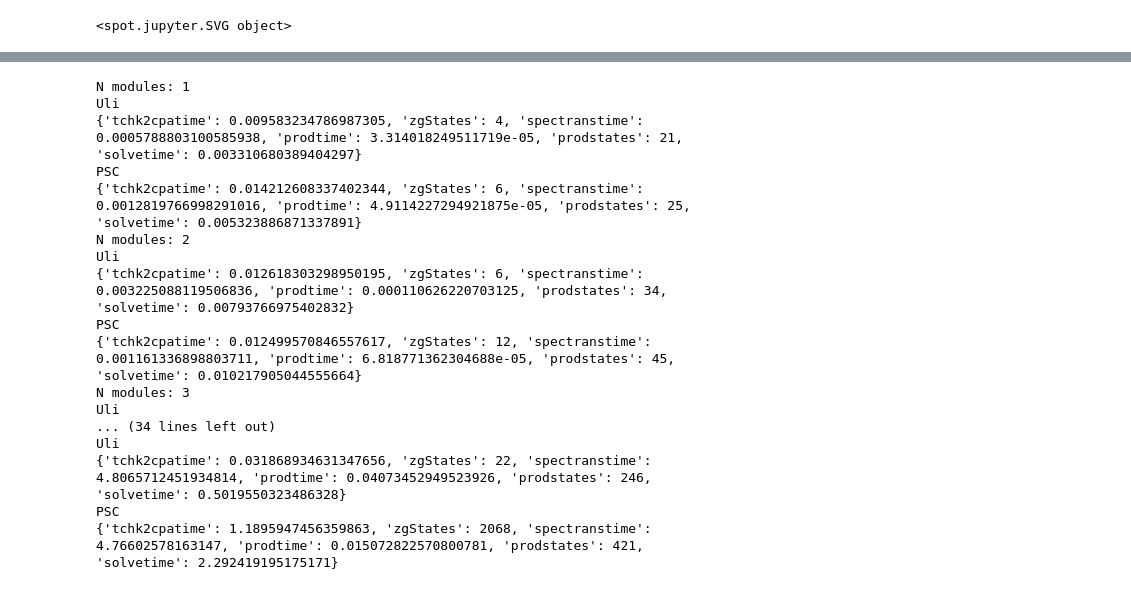
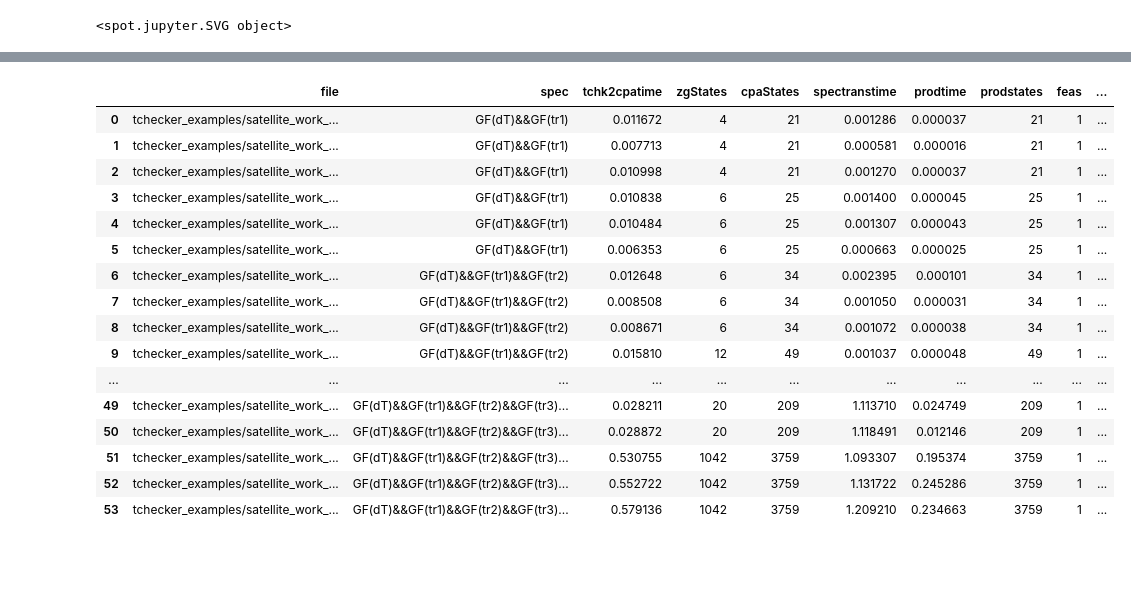
Before and after one commit to PhilippSchlehuberCaissier/wspot, a Jupyter notebook: code/energy_buechi_bench.ipynb, the cells around one changed output, grey strips where cells are left out. Cells and saved outputs as stored; diff of their text form; code cells hidden in the pictures; blank space fills up the shorter version.

```diff
--- a/code/energy_buechi_bench.ipynb
+++ b/code/energy_buechi_bench.ipynb
@@ -140,25 +187,22 @@ array('q', [-1, -1, -1, -1, -1, -1, -1, -1, -1, -1, -1, -1, -1, -1, -1, -1, -1,
-# %%
-for i in range(10):
-    print(f"N modules: {i+1}")
-    print("Uli")
-    print(all_res[0][i])
-    print("PSC")
-    print(all_res[1][i])
-# %% [output]
-N modules: 1
-Uli
-{'tchk2cpatime': 0.009583234786987305, 'zgStates': 4, 'spectranstime': 0.0005788803100585938, 'prodtime': 3.314018249511719e-05, 'prodstates': 21, 'solvetime': 0.003310680389404297}
-PSC
-{'tchk2cpatime': 0.014212608337402344, 'zgStates': 6, 'spectranstime': 0.0012819766998291016, 'prodtime': 4.9114227294921875e-05, 'prodstates': 25, 'solvetime': 0.005323886871337891}
-N modules: 2
-Uli
-{'tchk2cpatime': 0.012618303298950195, 'zgStates': 6, 'spectranstime': 0.003225088119506836, 'prodtime': 0.000110626220703125, 'prodstates': 34, 'solvetime': 0.00793766975402832}
-PSC
-{'tchk2cpatime': 0.012499570846557617, 'zgStates': 12, 'spectranstime': 0.001161336898803711, 'prodtime': 6.818771362304688e-05, 'prodstates': 45, 'solvetime': 0.010217905044555664}
-N modules: 3
-Uli
-... (34 lines left out)
-Uli
-{'tchk2cpatime': 0.031868934631347656, 'zgStates': 22, 'spectranstime': 4.8065712451934814, 'prodtime': 0.04073452949523926, 'prodstates': 246, 'solvetime': 0.5019550323486328}
-PSC
-{'tchk2cpatime': 1.1895947456359863, 'zgStates': 2068, 'spectranstime': 4.76602578163147, 'prodtime': 0.015072822570800781, 'prodstates': 421, 'solvetime': 2.292419195175171}
+# %%
+#Results
+rescsv = pandas.read_csv("bench.csv")
+rescsv
+# %% [output]
+|  | file | spec | tchk2cpatime | zgStates | cpaStates | spectranstime | prodtime | prodstates | feas | ... |
+| 0 | tchecker_examples/satellite_work_... | GF(dT)&&GF(tr1) | 0.011672 | 4 | 21 | 0.001286 | 0.000037 | 21 | 1 | ... |
+| 1 | tchecker_examples/satellite_work_... | GF(dT)&&GF(tr1) | 0.007713 | 4 | 21 | 0.000581 | 0.000016 | 21 | 1 | ... |
+| 2 | tchecker_examples/satellite_work_... | GF(dT)&&GF(tr1) | 0.010998 | 4 | 21 | 0.001270 | 0.000037 | 21 | 1 | ... |
+| 3 | tchecker_examples/satellite_work_... | GF(dT)&&GF(tr1) | 0.010838 | 6 | 25 | 0.001400 | 0.000045 | 25 | 1 | ... |
+| 4 | tchecker_examples/satellite_work_... | GF(dT)&&GF(tr1) | 0.010484 | 6 | 25 | 0.001307 | 0.000043 | 25 | 1 | ... |
+| 5 | tchecker_examples/satellite_work_... | GF(dT)&&GF(tr1) | 0.006353 | 6 | 25 | 0.000663 | 0.000025 | 25 | 1 | ... |
+| 6 | tchecker_examples/satellite_work_... | GF(dT)&&GF(tr1)&&GF(tr2) | 0.012648 | 6 | 34 | 0.002395 | 0.000101 | 34 | 1 | ... |
+| 7 | tchecker_examples/satellite_work_... | GF(dT)&&GF(tr1)&&GF(tr2) | 0.008508 | 6 | 34 | 0.001050 | 0.000031 | 34 | 1 | ... |
+| 8 | tchecker_examples/satellite_work_... | GF(dT)&&GF(tr1)&&GF(tr2) | 0.008671 | 6 | 34 | 0.001072 | 0.000038 | 34 | 1 | ... |
+| 9 | tchecker_examples/satellite_work_... | GF(dT)&&GF(tr1)&&GF(tr2) | 0.015810 | 12 | 49 | 0.001037 | 0.000048 | 49 | 1 | ... |
+| ... | ... | ... | ... | ... | ... | ... | ... | ... | ... | ... |
+| 49 | tchecker_examples/satellite_work_... | GF(dT)&&GF(tr1)&&GF(tr2)&&GF(tr3)... | 0.028211 | 20 | 209 | 1.113710 | 0.024749 | 209 | 1 | ... |
+| 50 | tchecker_examples/satellite_work_... | GF(dT)&&GF(tr1)&&GF(tr2)&&GF(tr3)... | 0.028872 | 20 | 209 | 1.118491 | 0.012146 | 209 | 1 | ... |
+| 51 | tchecker_examples/satellite_work_... | GF(dT)&&GF(tr1)&&GF(tr2)&&GF(tr3)... | 0.530755 | 1042 | 3759 | 1.093307 | 0.195374 | 3759 | 1 | ... |
+| 52 | tchecker_examples/satellite_work_... | GF(dT)&&GF(tr1)&&GF(tr2)&&GF(tr3)... | 0.552722 | 1042 | 3759 | 1.131722 | 0.245286 | 3759 | 1 | ... |
+| 53 | tchecker_examples/satellite_work_... | GF(dT)&&GF(tr1)&&GF(tr2)&&GF(tr3)... | 0.579136 | 1042 | 3759 | 1.209210 | 0.234663 | 3759 | 1 | ... |
```
Also changed, not shown: parts of 14 cells of this notebook, 8 other files.
